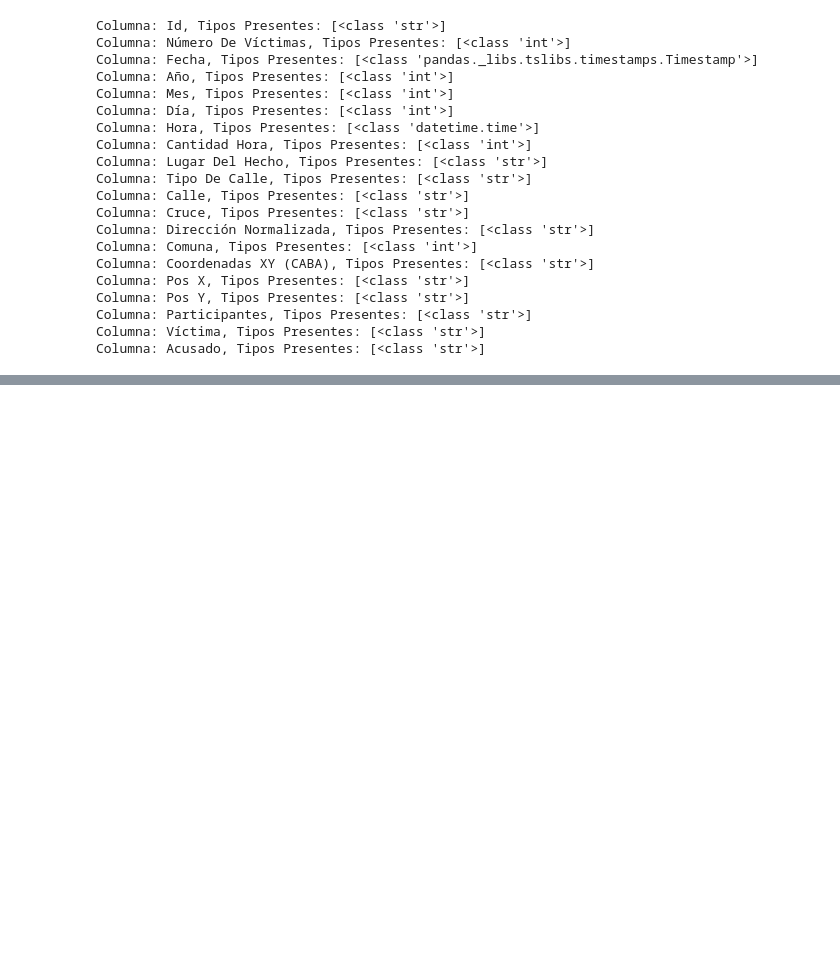
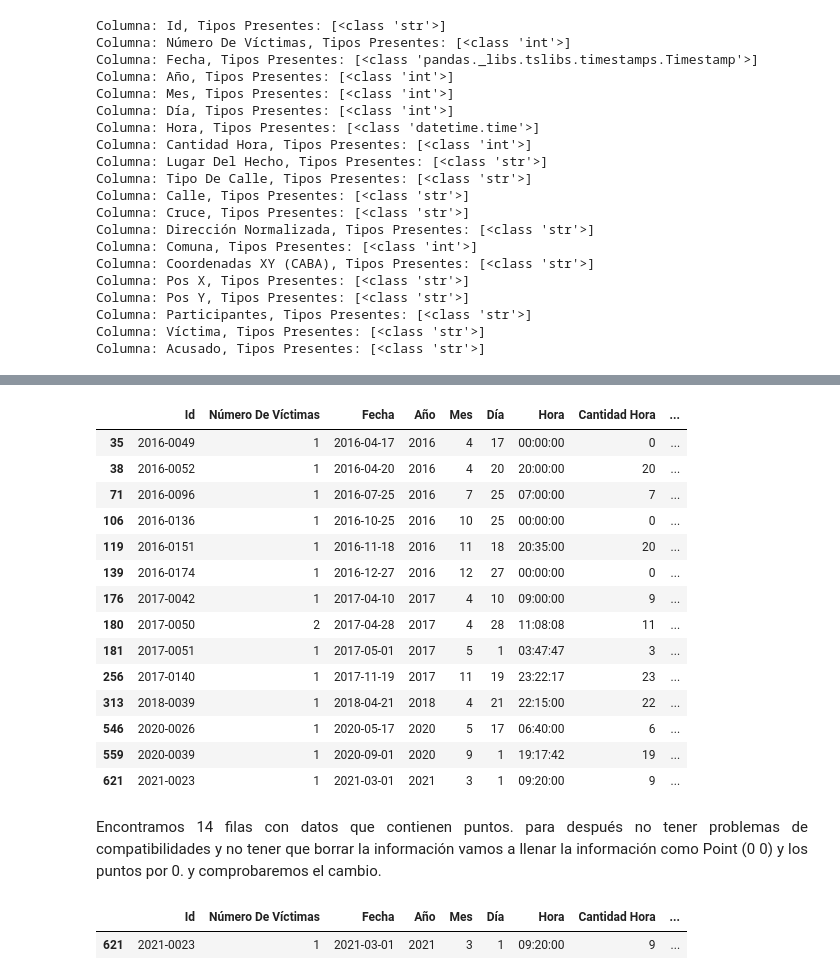
Before and after one commit to ajalvarez75/PI-Siniestros-Viales, a Jupyter notebook: proyecto/EDA_homicidios.ipynb, the cells around one changed output, grey strips where cells are left out. Drawn from its saved outputs; the diff is of its cells as text; code cells hidden in the pictures; blank space fills up the shorter version.

```diff
--- a/proyecto/EDA_homicidios.ipynb
+++ b/proyecto/EDA_homicidios.ipynb
@@ -538,0 +614,11 @@ Columna: Acusado, Tipos Presentes: [<class 'str'>]
+# %%
+# Reemplazar los valores en la columna "Víctima"
+df_hechos['Víctima'] = df_hechos['Víctima'].replace({'Objeto Fijo': 'Otro', 'Peaton_Moto': 'Otro'})
+
+# Reemplazar los valores en la columna "Víctima"
+df_hechos['Participantes'] = df_hechos['Participantes'].replace({'Auto-Objeto Fijo': 'Otro-Auto', 'Peaton_Moto-Moto': 'Otro-Moto'})
+
+# Filtrar las filas para los Ids 2017-0108 y 2020-0063
+id_especificos = ['2017-0108', '2020-0063']
+filas_id_especificos = df_hechos[df_hechos['Id'].isin(id_especificos)]
+filas_id_especificos
@@ -538,0 +636,40 @@ Columna: Acusado, Tipos Presentes: [<class 'str'>]
+# %%
+# Filtrar las filas donde la columna "Coordenadas XY (CABA)" sea igual a "Point (. .)"
+filas_coordenadas_invalidas = df_hechos[df_hechos['Coordenadas XY (CABA)'] == 'Point (. .)']
+
+# Imprimir las filas filtradas
+filas_coordenadas_invalidas
+# %% [output]
+|  | Id | Número De Víctimas | Fecha | Año | Mes | Día | Hora | Cantidad Hora | ... |
+| 35 | 2016-0049 | 1 | 2016-04-17 | 2016 | 4 | 17 | 00:00:00 | 0 | ... |
+| 38 | 2016-0052 | 1 | 2016-04-20 | 2016 | 4 | 20 | 20:00:00 | 20 | ... |
+| 71 | 2016-0096 | 1 | 2016-07-25 | 2016 | 7 | 25 | 07:00:00 | 7 | ... |
+| 106 | 2016-0136 | 1 | 2016-10-25 | 2016 | 10 | 25 | 00:00:00 | 0 | ... |
+| 119 | 2016-0151 | 1 | 2016-11-18 | 2016 | 11 | 18 | 20:35:00 | 20 | ... |
+| 139 | 2016-0174 | 1 | 2016-12-27 | 2016 | 12 | 27 | 00:00:00 | 0 | ... |
+| 176 | 2017-0042 | 1 | 2017-04-10 | 2017 | 4 | 10 | 09:00:00 | 9 | ... |
+| 180 | 2017-0050 | 2 | 2017-04-28 | 2017 | 4 | 28 | 11:08:08 | 11 | ... |
+| 181 | 2017-0051 | 1 | 2017-05-01 | 2017 | 5 | 1 | 03:47:47 | 3 | ... |
+| 256 | 2017-0140 | 1 | 2017-11-19 | 2017 | 11 | 19 | 23:22:17 | 23 | ... |
+| 313 | 2018-0039 | 1 | 2018-04-21 | 2018 | 4 | 21 | 22:15:00 | 22 | ... |
+| 546 | 2020-0026 | 1 | 2020-05-17 | 2020 | 5 | 17 | 06:40:00 | 6 | ... |
+| 559 | 2020-0039 | 1 | 2020-09-01 | 2020 | 9 | 1 | 19:17:42 | 19 | ... |
+| 621 | 2021-0023 | 1 | 2021-03-01 | 2021 | 3 | 1 | 09:20:00 | 9 | ... |
+# %% [markdown]
+<div style="text-align: justify">
+Encontramos 14 filas con datos que contienen puntos. para después no tener problemas de compatibilidades y no tener que borrar la información vamos a llenar la información como Point (0 0) y los puntos por 0. y comprobaremos el cambio.
+</div>
+# %%
+# Reemplazar valores en la columna 'Coordenadas XY (CABA)'
+df_hechos['Coordenadas XY (CABA)'] = df_hechos['Coordenadas XY (CABA)'].replace('Point (. .)', 'Point (0 0)')
+
+# Reemplazar valores en las columnas 'Pos X' y 'Pos Y'
+df_hechos['Pos X'].replace('.', 0, inplace=True)
+df_hechos['Pos Y'].replace('.', 0, inplace=True)
+
+# Filtrar la fila con el ID 2021-0023
+fila_id_2021_0023 = df_hechos[df_hechos['Id'] == '2021-0023']
+fila_id_2021_0023
+# %% [output]
+|  | Id | Número De Víctimas | Fecha | Año | Mes | Día | Hora | Cantidad Hora | ... |
+| 621 | 2021-0023 | 1 | 2021-03-01 | 2021 | 3 | 1 | 09:20:00 | 9 | ... |
```
Also changed, not shown: parts of 95 cells of this notebook, 2 other files.
